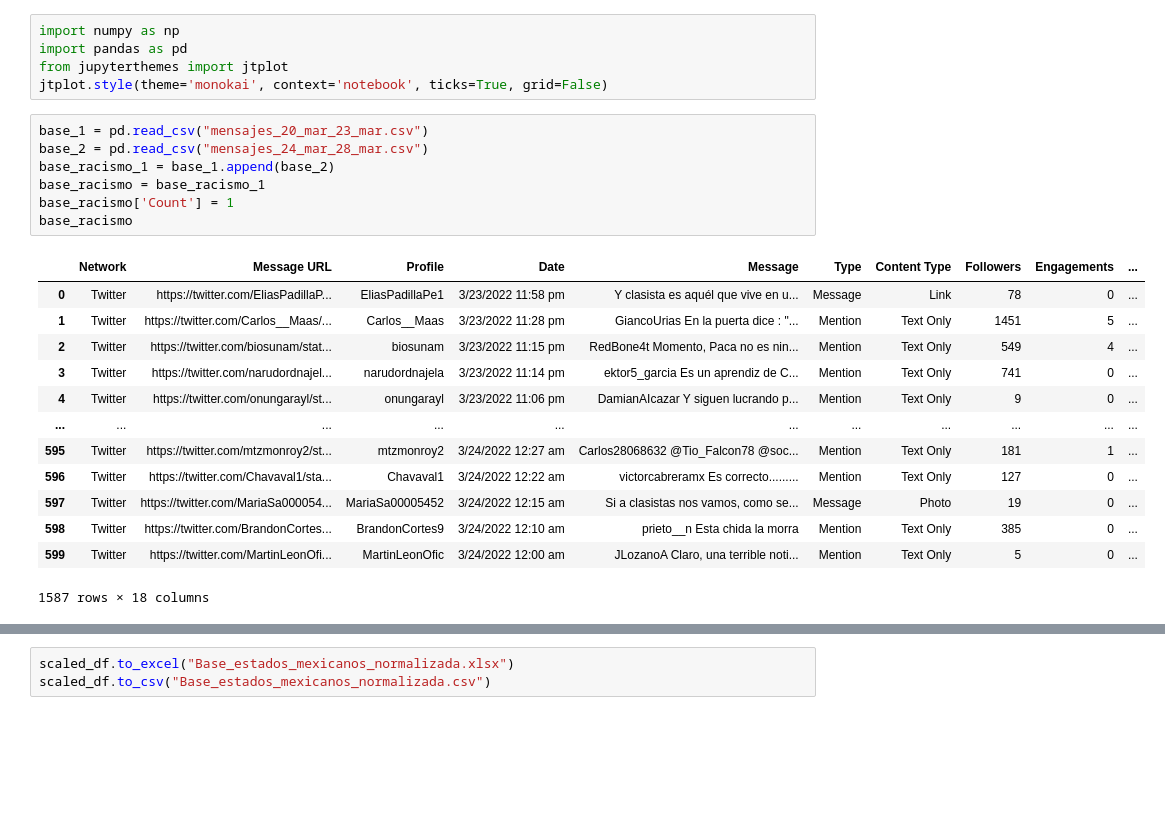
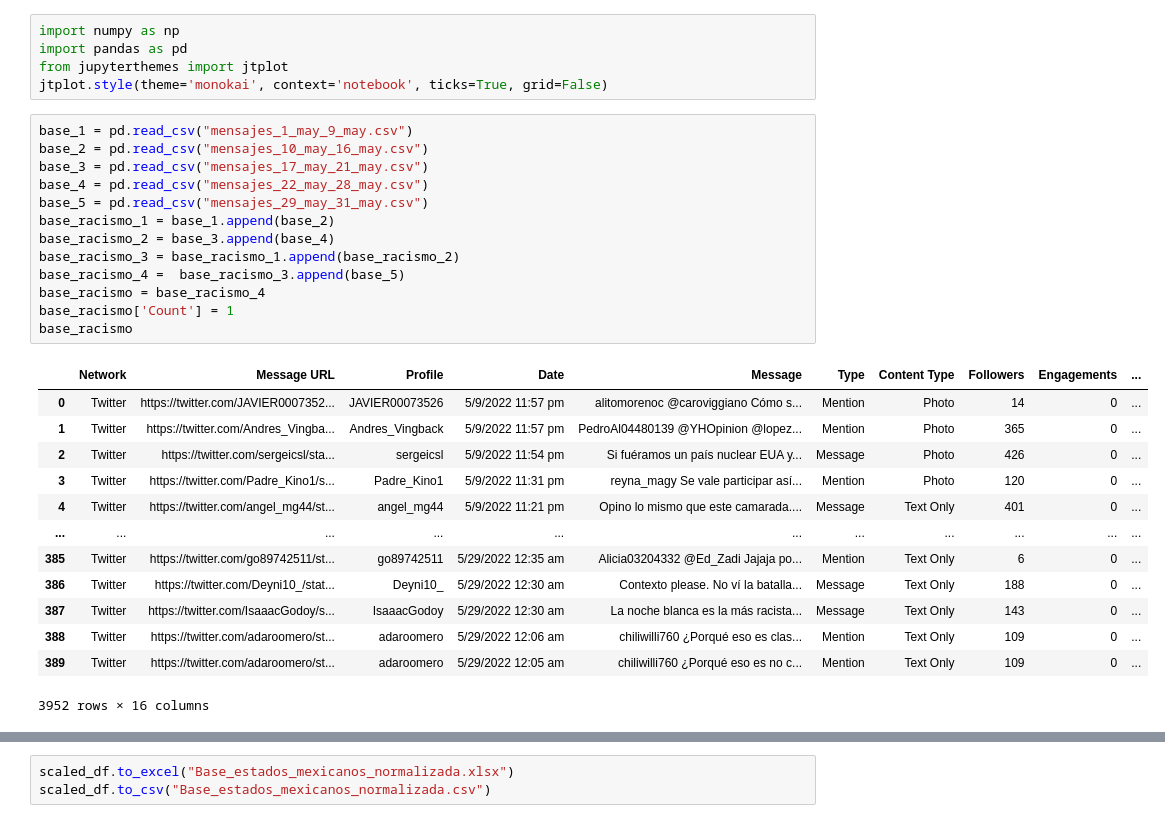
Before and after one commit to jordinola1470/BX-Codes, a Jupyter notebook: Racismo/Procesamiento_base_racismo_mx.ipynb, the cells around one changed output, grey strips where cells are left out. Drawn from its saved outputs; the diff is of its cells as text; blank space fills up the shorter version.

```diff
--- a/Racismo/Procesamiento_base_racismo_mx.ipynb
+++ b/Racismo/Procesamiento_base_racismo_mx.ipynb
@@ -6,24 +6,30 @@ import pandas as pd
 from jupyterthemes import jtplot
 jtplot.style(theme='monokai', context='notebook', ticks=True, grid=False)
 # %%
-base_1 = pd.read_csv("mensajes_20_mar_23_mar.csv")
-base_2 = pd.read_csv("mensajes_24_mar_28_mar.csv")
+base_1 = pd.read_csv("mensajes_1_may_9_may.csv")
+base_2 = pd.read_csv("mensajes_10_may_16_may.csv")
+base_3 = pd.read_csv("mensajes_17_may_21_may.csv")
+base_4 = pd.read_csv("mensajes_22_may_28_may.csv")
+base_5 = pd.read_csv("mensajes_29_may_31_may.csv")
 base_racismo_1 = base_1.append(base_2)
-base_racismo = base_racismo_1
+base_racismo_2 = base_3.append(base_4)
+base_racismo_3 = base_racismo_1.append(base_racismo_2)
+base_racismo_4 =  base_racismo_3.append(base_5)
+base_racismo = base_racismo_4
 base_racismo['Count'] = 1
 base_racismo
 # %% [output]
 |  | Network | Message URL | Profile | Date | Message | Type | Content Type | Followers | Engagements | ... |
-| 0 | Twitter | https://twitter.com/EliasPadillaP... | EliasPadillaPe1 | 3/23/2022 11:58 pm | Y clasista es aquél que vive en u... | Message | Link | 78 | 0 | ... |
-| 1 | Twitter | https://twitter.com/Carlos__Maas/... | Carlos__Maas | 3/23/2022 11:28 pm | GiancoUrias En la puerta dice : "... | Mention | Text Only | 1451 | 5 | ... |
-| 2 | Twitter | https://twitter.com/biosunam/stat... | biosunam | 3/23/2022 11:15 pm | RedBone4t Momento, Paca no es nin... | Mention | Text Only | 549 | 4 | ... |
-| 3 | Twitter | https://twitter.com/narudordnajel... | narudordnajela | 3/23/2022 11:14 pm | ektor5_garcia Es un aprendiz de C... | Mention | Text Only | 741 | 0 | ... |
-| 4 | Twitter | https://twitter.com/onungarayl/st... | onungarayl | 3/23/2022 11:06 pm | DamianAIcazar Y siguen lucrando p... | Mention | Text Only | 9 | 0 | ... |
+| 0 | Twitter | https://twitter.com/JAVIER0007352... | JAVIER00073526 | 5/9/2022 11:57 pm | alitomorenoc @caroviggiano Cómo s... | Mention | Photo | 14 | 0 | ... |
+| 1 | Twitter | https://twitter.com/Andres_Vingba... | Andres_Vingback | 5/9/2022 11:57 pm | PedroAl04480139 @YHOpinion @lopez... | Mention | Photo | 365 | 0 | ... |
+| 2 | Twitter | https://twitter.com/sergeicsl/sta... | sergeicsl | 5/9/2022 11:54 pm | Si fuéramos un país nuclear EUA y... | Message | Photo | 426 | 0 | ... |
+| 3 | Twitter | https://twitter.com/Padre_Kino1/s... | Padre_Kino1 | 5/9/2022 11:31 pm | reyna_magy Se vale participar así... | Mention | Photo | 120 | 0 | ... |
+| 4 | Twitter | https://twitter.com/angel_mg44/st... | angel_mg44 | 5/9/2022 11:21 pm | Opino lo mismo que este camarada.... | Message | Text Only | 401 | 0 | ... |
 | ... | ... | ... | ... | ... | ... | ... | ... | ... | ... | ... |
-| 595 | Twitter | https://twitter.com/mtzmonroy2/st... | mtzmonroy2 | 3/24/2022 12:27 am | Carlos28068632 @Tio_Falcon78 @soc... | Mention | Text Only | 181 | 1 | ... |
-| 596 | Twitter | https://twitter.com/Chavaval1/sta... | Chavaval1 | 3/24/2022 12:22 am | victorcabreramx Es correcto......... | Mention | Text Only | 127 | 0 | ... |
-| 597 | Twitter | https://twitter.com/MariaSa000054... | MariaSa00005452 | 3/24/2022 12:15 am | Si a clasistas nos vamos, como se... | Message | Photo | 19 | 0 | ... |
-| 598 | Twitter | https://twitter.com/BrandonCortes... | BrandonCortes9 | 3/24/2022 12:10 am | prieto__n Esta chida la morra | Mention | Text Only | 385 | 0 | ... |
-| 599 | Twitter | https://twitter.com/MartinLeonOfi... | MartinLeonOfic | 3/24/2022 12:00 am | JLozanoA Claro, una terrible noti... | Mention | Text Only | 5 | 0 | ... |
+| 385 | Twitter | https://twitter.com/go89742511/st... | go89742511 | 5/29/2022 12:35 am | Alicia03204332 @Ed_Zadi Jajaja po... | Mention | Text Only | 6 | 0 | ... |
+| 386 | Twitter | https://twitter.com/Deyni10_/stat... | Deyni10_ | 5/29/2022 12:30 am | Contexto please. No ví la batalla... | Message | Text Only | 188 | 0 | ... |
+| 387 | Twitter | https://twitter.com/IsaaacGodoy/s... | IsaaacGodoy | 5/29/2022 12:30 am | La noche blanca es la más racista... | Message | Text Only | 143 | 0 | ... |
+| 388 | Twitter | https://twitter.com/adaroomero/st... | adaroomero | 5/29/2022 12:06 am | chiliwilli760 ¿Porqué eso es clas... | Mention | Text Only | 109 | 0 | ... |
+| 389 | Twitter | https://twitter.com/adaroomero/st... | adaroomero | 5/29/2022 12:05 am | chiliwilli760 ¿Porqué eso es no c... | Mention | Text Only | 109 | 0 | ... |
-1587 rows × 18 columns
+3952 rows × 16 columns
 # %%
```
Also changed, not shown: parts of 19 cells of this notebook, 23 other files.
